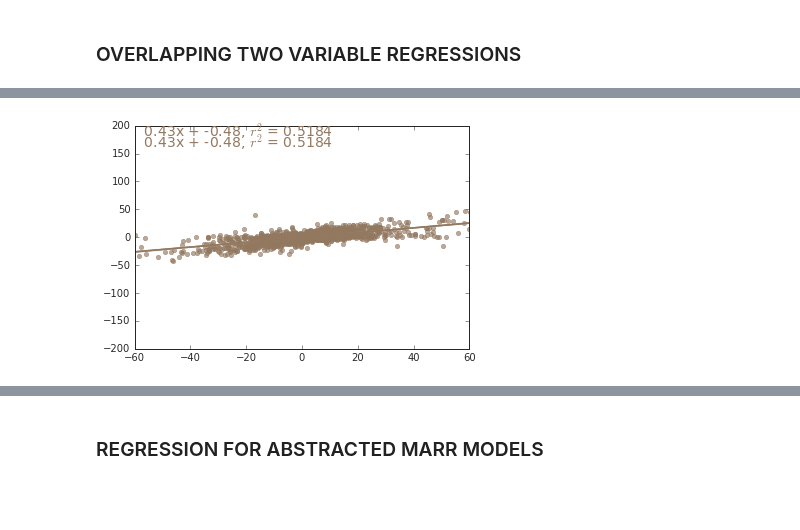
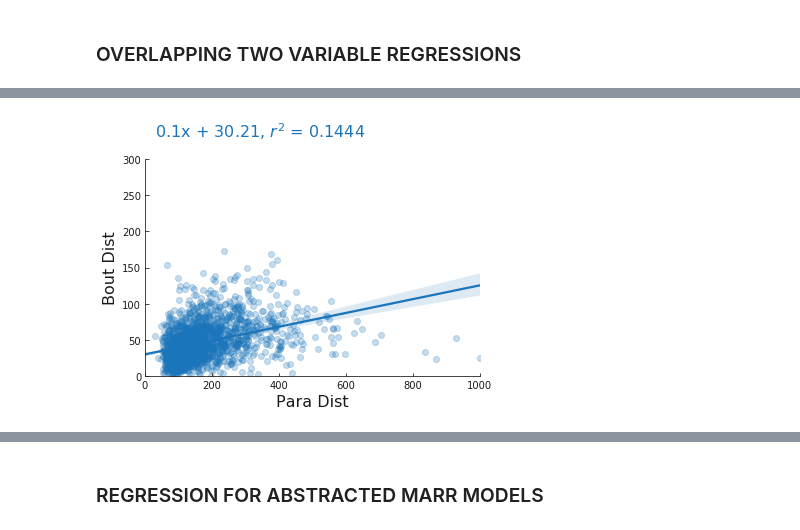
Before and after one commit to elifesciences-publications/PreycapMaster, a Jupyter notebook: BDB_Plot.ipynb, the cells around one changed output, grey strips where cells are left out. Cells and saved outputs as stored; diff of their text form; code cells hidden in the pictures; blank space fills up the shorter version.

```diff
--- a/BDB_Plot.ipynb
+++ b/BDB_Plot.ipynb
@@ -15,11 +15,11 @@ cp = sb.color_palette()
 #sb.set_style('whitegrid')
 sb.reset_orig()
 #sb.set_style('whitegrid')
-sb.set_style('white')
+#sb.set_style('white')
 sb.axes_style({'ytick.right':False})
 #sb.set_style("ticks", {"xtick.major.size": -1, "ytick.major.size": -1})
 #sb.set_style({'xtick.minor.size': 0})
-sb.set_style({"xtick.direction": "in","ytick.direction": "in", 'ytick.right':False, 'ytick.left': False})
+sb.set_style({"xtick.direction": "in","ytick.direction": "in", 'ytick.right':False})
 import matplotlib
 %matplotlib inline
 matplotlib.rcParams['pdf.fonttype'] = 42
@@ -459,21 +558,22 @@ Ttest_indResult(statistic=0.7737252825455373, pvalue=0.43967724308726863)
 # %% [markdown]
 ### OVERLAPPING TWO VARIABLE REGRESSIONS
 # %%
-labels = ("Para Az", "Bout Delta Yaw")
+labels = ("Para Dist", "Bout Dist")
 query_exp = '"' + labels[0] + '","' + labels[1] + '"'
 az_blue = np.array([27/255.0, 117/255.0, 187/255.0])
 #colors = [np.array(cp[0]) * .7, np.array(cp[0]) * 1.4]
 #colors = [cp[0], cp[2]]
 #colors = [cp[7], cp[6]]
 #colors = [cp[6], cp[6]]
-#colors = [.7* az_blue, az_blue]
-colors = [cp[5], cp[5]]
+colors = [.7* az_blue, az_blue]
+#colors = [cp[5], cp[5]]
 
 #lims = [[np.nan, np.nan], [np.nan, np.nan]]
-lims = [[-60, 60], [-200, 200]]
+#lims = [[-60, 60], [-200, 200]]
 #lims = [[-200, 200], [-200, 200]]
 #lims = [[-100, 100], [-200, 200]]
-
+#lims = [[-80, 80], [-100, 100]]
+lims = [[0, 1000], [0, 300]]
 
 # USE THESE FOR ALT
 
@@ -523,67 +623,16 @@ lims = [[-60, 60], [-200, 200]]
 
 rp = bdsim_raw.two_variable_regression(
         query_exp,
-        '"Bout Number" > 0 AND "Strike Or Abort" < 3',
-        colors[1], labels, lims, 1)
+        '"Bout Number" > 0 AND "Para Dist Velocity" > 0 AND "Strike Or Abort" < 3',
+        colors[1], labels, lims)
 
 rp2 = bdsim_raw.two_variable_regression(
         query_exp,
+        '"Bout Number" > 0 AND "Para Dist Velocity" < 0 AND "Strike Or Abort" < 3',
+        colors[1], labels, lims)
+
+rp3 = bdsim_raw.two_variable_regression(
+        query_exp,
         '"Bout Number" > 0 AND "Strike Or Abort" < 3',
-        colors[1], labels, lims, 1)
-
-# rp = bdsim_raw.two_variable_regression(
-#         query_exp,
-#         '"Bout Number" == 0 AND "Para Az Velocity" > 0 AND "Strike Or Abort" < 3',
-#         colors[1], labels, lims, 1)
-
-# rp2 = bdsim_raw.two_variable_regression(
-#         query_exp,
-#         '"Bout Number" == 0 AND "Para Az Velocity" < 0 AND "Strike Or Abort" < 3',
-#         colors[1], labels, lims, 1)
-
-
-# rp = bdsim_raw.two_variable_regression(
-#         query_exp,
-#         '"Bout Number" > 0 AND "Para Az Velocity" < 0 AND "Strike Or Abort" < 3',
-#         colors[0], labels, lims, 1)
-
-# rp2 = bdsim_raw.two_variable_regression(
-#         query_exp,
-#         '"Bout Number" > 0 AND "Para Az Velocity" > 0 AND "Strike Or Abort" < 3',
-#         colors[1], labels, lims, 1)
-
-
-# rp = bdsim_raw.two_variable_regression(
-#     query_exp,
-#     '"Bout Number" > 0 AND "Rev Bout Number" >= -4 AND "Rev Bout Number" < 0 AND "Strike Or Abort" == 3',
-#     colors[0], labels, lims, 1)
-
-# rp2 = bdsim_raw.two_variable_regression(
-#     query_exp,
-#     '"Bout Number" > 0 AND "Rev Bout Number" < -4 AND "Rev Bout Number" < 0 AND "Strike Or Abort" == 3',
-#     colors[1], labels, lims, 1)
-
-
-
-
-# rp2 = bdsim_raw.two_variable_regression(
-#     query_exp,
-#     '"Bout Number" > 0 AND "Rev Bout Number" >= -3 AND "Rev Bout Number" < 0 AND "Strike Or Abort" == 3',
-#     colors[1], labels, lims, 1)
-
-
-
-
-#rp2 = bdsim_raw.two_variable_regression(query_exp,'"Bout Number" > 0 AND "Rev Bout Number" < -4 AND "Strike Or Abort" == 3', colors[1], labels)
-
-
-
-#rp = bdsim_raw.two_variable_regression(query_exp, '"Para Alt" > 0 AND "Bout Number" > 0 AND "Strike Or Abort" < 3 AND "Para Alt Velocity" > 0', colors[0], labels)
-#rp2 = bdsim_raw.two_variable_regression(query_exp, '"Para Alt" > 0 AND "Bout Number" > 0 AND "Strike Or Abort" < 3 AND "Para Alt Velocity" < 0', colors[1], labels)
-#rp = bdsim_raw.two_variable_regression(query_exp, '"Para Alt" < 0 AND "Bout Number" > 0 AND "Strike Or Abort" < 3 AND "Para Alt Velocity" > 0', colors[0], labels)
-#rp2 = bdsim_raw.two_variable_regression(query_exp, '"Para Alt" < 0 AND "Bout Number" > 0 AND "Strike Or Abort" < 3 AND "Para Alt Velocity" < 0', colors[1], labels)
-rp[0].savefig('regplot.pdf')
-rp2[0].savefig('regplot2.pdf')
-mrp = make_regression_plots(rp[1],rp[2], rp2[1], rp2[2], labels, colors, lims)
-mrp.savefig('mrp.pdf')
+        colors[1], labels, lims)
 # %% [output]
@@ -609 +658 @@ x1             0.4303      0.010     43.415      0.000         0.411     0.450
-[figure, old version]
+[figure, new version]
```
Also changed, not shown: parts of 8 cells of this notebook, 6 other files.
